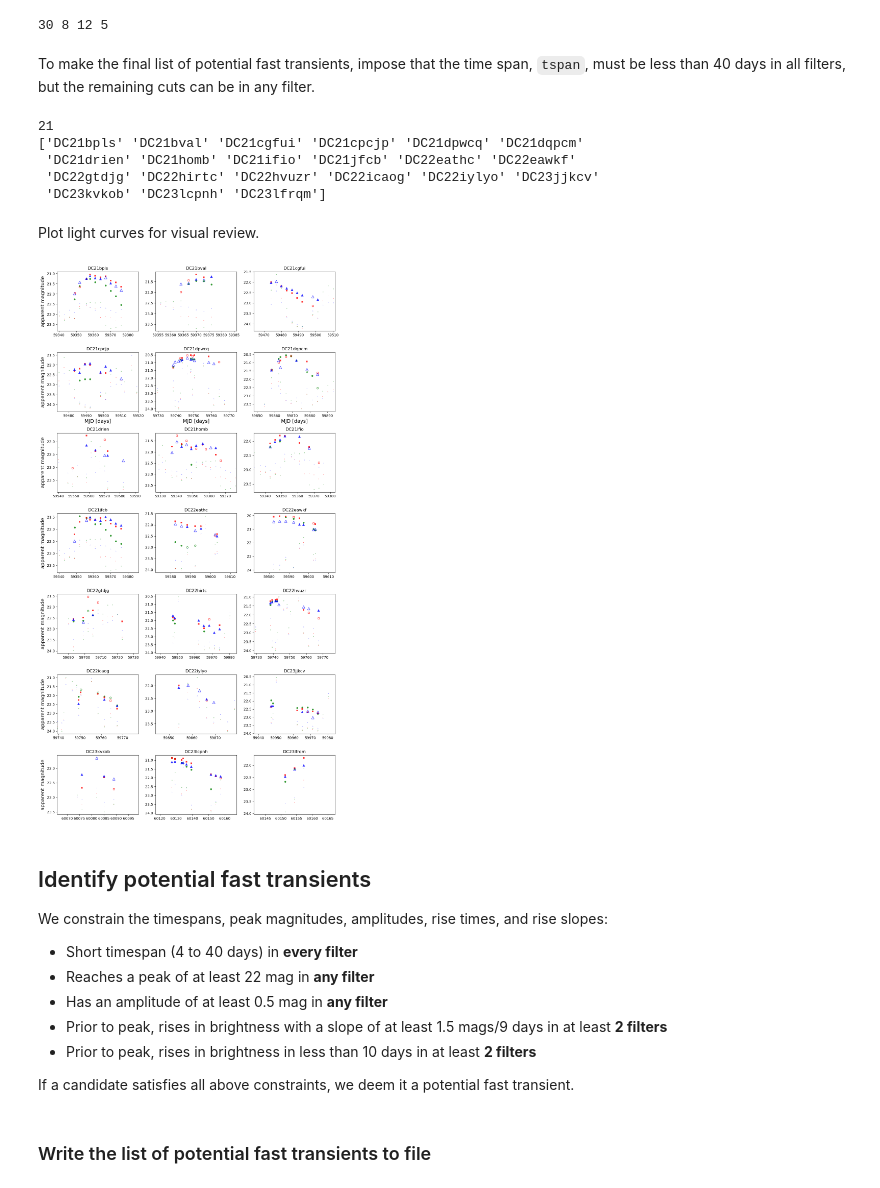
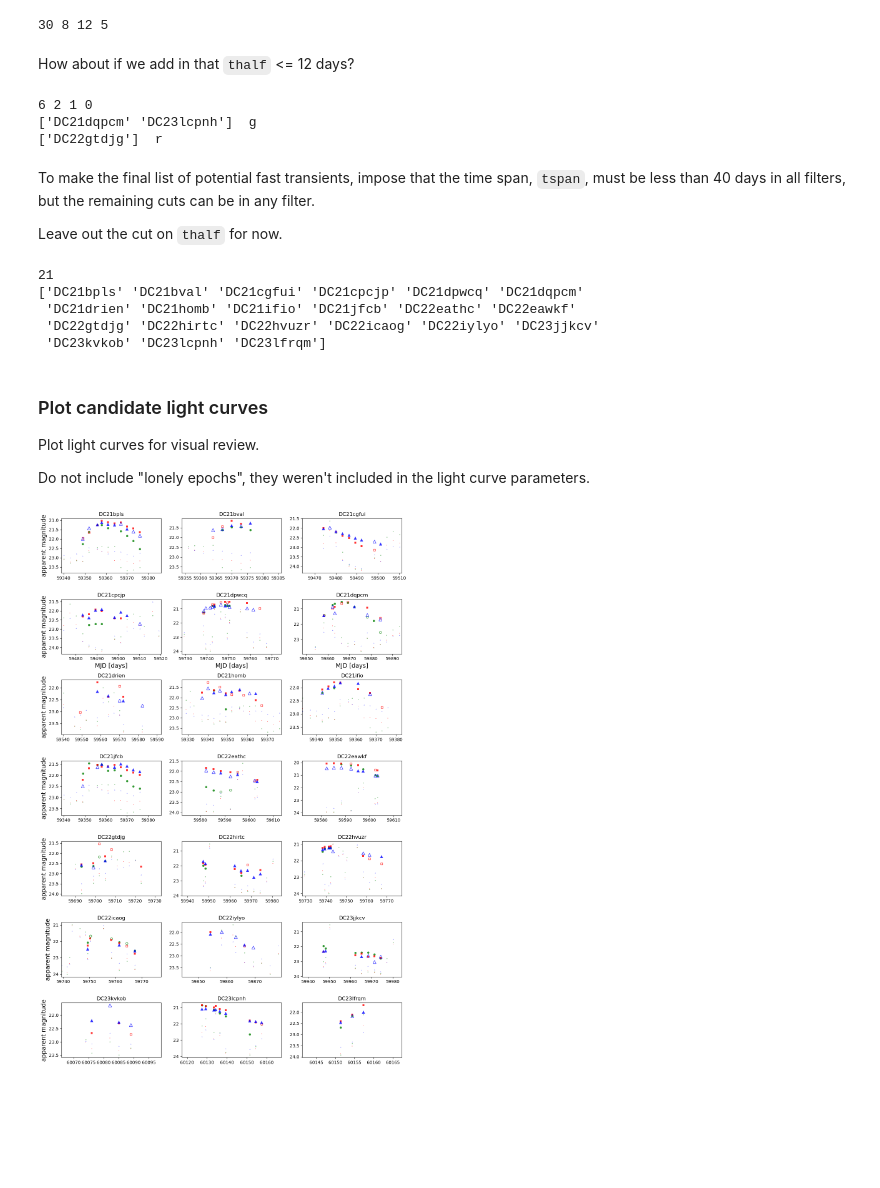
Before and after one commit to MelissaGraham/decam_ddf_tools, a Jupyter notebook: transients_science/fast_transients/1_identify_potential_fast_transients.ipynb, the cells around one changed output. Cells and saved outputs as stored; diff of their text form; code cells hidden in the pictures; blank space fills up the shorter version.

```diff
--- a/transients_science/fast_transients/1_identify_potential_fast_transients.ipynb
+++ b/transients_science/fast_transients/1_identify_potential_fast_transients.ipynb
@@ -131,18 +169,25 @@ paramLC_trise = np.zeros(len(paramLC_neps), dtype='float')
 paramLC_trise_g = np.zeros(len(paramLC_neps), dtype='float')
 paramLC_trise_r = np.zeros(len(paramLC_neps), dtype='float')
 paramLC_trise_i = np.zeros(len(paramLC_neps), dtype='float')
+paramLC_thalf = np.zeros(len(paramLC_neps), dtype='float')
+paramLC_thalf_g = np.zeros(len(paramLC_neps), dtype='float')
+paramLC_thalf_r = np.zeros(len(paramLC_neps), dtype='float')
+paramLC_thalf_i = np.zeros(len(paramLC_neps), dtype='float')
 
 for i, cand in enumerate(paramLC_candid):
     tx = np.where(candLC_candid == cand)[0]
-    gtx = np.where((candLC_candid == cand) & (candLC_filter == 'g'))[0]
-    rtx = np.where((candLC_candid == cand) & (candLC_filter == 'r'))[0]
-    itx = np.where((candLC_candid == cand) & (candLC_filter == 'i'))[0]
+    gtx = np.where((candLC_candid == cand) & (candLC_filter == 'g') & (candLC_lef == 0))[0]
+    rtx = np.where((candLC_candid == cand) & (candLC_filter == 'r') & (candLC_lef == 0))[0]
+    itx = np.where((candLC_candid == cand) & (candLC_filter == 'i') & (candLC_lef == 0))[0]
 
     paramLC_t0[i] = np.min(candLC_mjd[tx])
 
     ix = np.where(candLC_mag[tx] == paramLC_minmag[i])[0]
     paramLC_tpeak[i] = candLC_mjd[tx[ix[0]]]
     paramLC_trise[i] = paramLC_tpeak[i] - paramLC_t0[i]
+    del ix
+    ix = np.where(candLC_mag[tx] <= paramLC_minmag[i] + 0.75)[0]
+    paramLC_thalf[i] = np.max(candLC_mjd[tx[ix]]) - np.min(candLC_mjd[tx[ix]])
     del ix
 
     if len(gtx) > 0:
@@ -151,11 +196,19 @@ for i, cand in enumerate(paramLC_candid):
             paramLC_tpeak_g[i] = candLC_mjd[gtx[gix[0]]]
             paramLC_trise_g[i] = paramLC_tpeak_g[i] - paramLC_t0[i]
         del gix
+        gix = np.where(candLC_mag[gtx] <= paramLC_minmag_g[i] + 0.75)[0]
+        if len(gix) > 0:
+            paramLC_thalf_g[i] = np.max(candLC_mjd[gtx[gix]]) - np.min(candLC_mjd[gtx[gix]])
+        del gix
     if len(rtx) > 0:
         rix = np.where(candLC_mag[rtx] == paramLC_minmag[i])[0]
         if len(rix) > 0:
             paramLC_tpeak_r[i] = candLC_mjd[rtx[rix[0]]]
             paramLC_trise_r[i] = paramLC_tpeak_r[i] - paramLC_t0[i]
+        del rix
+        rix = np.where(candLC_mag[rtx] <= paramLC_minmag_r[i] + 0.75)[0]
+        if len(rix) > 0:
+            paramLC_thalf_r[i] = np.max(candLC_mjd[rtx[rix]]) - np.min(candLC_mjd[rtx[rix]])
         del rix
     if len(itx) > 0:
         iix = np.where(candLC_mag[itx] == paramLC_minmag[i])[0]
@@ -163,6 +216,10 @@ for i, cand in enumerate(paramLC_candid):
             paramLC_tpeak_i[i] = candLC_mjd[itx[iix[0]]]
             paramLC_trise_i[i] = paramLC_tpeak_i[i] - paramLC_t0[i]
         del iix
+        iix = np.where(candLC_mag[itx] <= paramLC_minmag_i[i] + 0.75)[0]
+        if len(iix) > 0:
+            paramLC_thalf_i[i] = np.max(candLC_mjd[itx[iix]]) - np.min(candLC_mjd[itx[iix]])
+        del iix
 
     del tx, gtx, rtx, itx
 # %% [markdown]
@@ -186,9 +243,44 @@ print(len(tx), len(gtx), len(rtx), len(itx))
 del tx, gtx, rtx, itx
 # %% [output]
 30 8 12 5
+# %% [markdown]
+How about if we add in that `thalf` <= 12 days?
+# %%
+tx = np.where((paramLC_neps >= 3) & (paramLC_tspan >= 10) & (paramLC_tspan <= 30)
+              & (paramLC_minmag <= 22.0) & (paramLC_amp >= 0.5)
+              & (paramLC_trise > 0.0) & (paramLC_trise <= 10.0)
+              & (paramLC_thalf <= 12))[0]
+gtx = np.where((paramLC_neps_g >= 3) & (paramLC_tspan_g >= 10) & (paramLC_tspan_g <= 30)
+               & (paramLC_minmag_g <= 22.0) & (paramLC_amp_g >= 0.5)
+              & (paramLC_trise_g > 0.0) & (paramLC_trise_g <= 10.0)
+              & (paramLC_thalf_g <= 12))[0]
+rtx = np.where((paramLC_neps_r >= 3) & (paramLC_tspan_r >= 10) & (paramLC_tspan_r <= 30)
+               & (paramLC_minmag_r <= 22.0) & (paramLC_amp_r >= 0.5)
+              & (paramLC_trise_r > 0.0) & (paramLC_trise_r <= 10.0)
+              & (paramLC_thalf_r <= 12))[0]
+itx = np.where((paramLC_neps_i >= 3) & (paramLC_tspan_i >= 10) & (paramLC_tspan_i <= 30)
+               & (paramLC_minmag_i <= 22.0) & (paramLC_amp_i >= 0.5)
+              & (paramLC_trise_i > 0.0) & (paramLC_trise_i <= 10.0)
+              & (paramLC_thalf_i <= 12))[0]
+print(len(tx), len(gtx), len(rtx), len(itx))
+
+if len(gtx) > 0:
+    print(paramLC_candid[gtx], ' g')
+if len(rtx) > 0:
+    print(paramLC_candid[rtx], ' r')
+if len(itx) > 0:
+    print(paramLC_candid[itx], ' i')
+
+del tx, gtx, rtx, itx
+# %% [output]
+6 2 1 0
+['DC21dqpcm' 'DC23lcpnh']  g
+['DC22gtdjg']  r
 # %% [markdown]
 To make the final list of potential fast transients, impose that the time span, `tspan`, must be
 less than 40 days in all filters, but the remaining cuts can be in any filter.
+
+Leave out the cut on `thalf` for now.
 # %%
 tx = np.where((paramLC_tspan_g <= 30) & (paramLC_tspan_r <= 30) & (paramLC_tspan_i <= 30)
               & (((paramLC_neps_g >= 3) & (paramLC_minmag_g <= 22.0) & (paramLC_amp_g >= 0.5)
@@ -208,11 +300,15 @@ del tx
  'DC22gtdjg' 'DC22hirtc' 'DC22hvuzr' 'DC22icaog' 'DC22iylyo' 'DC23jjkcv'
  'DC23kvkob' 'DC23lcpnh' 'DC23lfrqm']
 # %% [markdown]
+### Plot candidate light curves
+
 Plot light curves for visual review.
+
+Do not include "lonely epochs", they weren't included in the light curve parameters.
 # %%
 nrow = 7
 ncol = 3
-fig, ax = plt.subplots( nrow, ncol, figsize=(12, 22), sharex=False, sharey=False )
+fig, ax = plt.subplots( nrow, ncol, figsize=(12, 18), sharex=False, sharey=False )
 
 x = 0
 for i in range(nrow):
@@ -236,31 +332,31 @@ for i in range(nrow):
                 #              all_fshapes[f], ms=all_fsizes[f]-1, mew=0, alpha=0.4, color=all_fcolors[f])
                 del cx0, cx1, cx2
 
             # cx = np.where(candLC_candid == cand)[0]
             cx = np.where((candLC_candid == cand) & (candLC_lef == 0))[0]
             xmin = np.min(candLC_mjd[cx]) - 10
             xmax = np.max(candLC_mjd[cx]) + 10
             ax[i, j].invert_yaxis()
             ax[i, j].set_xlim([xmin, xmax])
             ax[i, j].set_title(cand)
 
             cfield = candLC_field[cx[0]]
             for f,filt in enumerate(all_filters):
                 tx = np.where((neml_field == cfield) & (neml_filter == filt)
                               & (neml_mjd > xmin) & (neml_mjd < xmax))[0]
                 ax[i, j].plot(neml_mjd[tx], neml_limmag[tx], all_fshapes[f], ms=2, mew=0, alpha=0.5, color=all_fcolors[f])
                 del tx
 
             del cx, xmin, xmax, cfield
 
         x += 1
 
 # ax[0, 1].legend(loc='upper right', labelspacing=0.1, handletextpad=0.1, fontsize=14)
 for j in range(ncol):
     ax[1, j].set_xlabel('MJD [days]', fontsize=14)
 
 plt.tight_layout()
 plt.show()
 del nrow, ncol, x
 # %% [output]
-[figure, old version]
+[figure, new version]
@@ -345,10 +362,0 @@ del gtx, gtx2, gtx3, rtx, rtx2, rtx3, itx, itx2,itx3
-# %% [markdown]
-## Identify potential fast transients
-We constrain the timespans, peak magnitudes, amplitudes, rise times, and rise slopes:
- * Short timespan (4 to 40 days) in **every filter**
- * Reaches a peak of at least 22 mag in **any filter**
- * Has an amplitude of at least 0.5 mag in **any filter**
- * Prior to peak, rises in brightness with a slope of at least 1.5 mags/9 days in at least **2 filters**
- * Prior to peak, rises in brightness in less than 10 days in at least **2 filters**
-
-If a candidate satisfies all above constraints, we deem it a potential fast transient.
@@ -386,2 +362,0 @@ del tx
-# %% [markdown]
-### Write the list of potential fast transients to file
```
Also changed, not shown: parts of 28 cells of this notebook, 4 other files.
